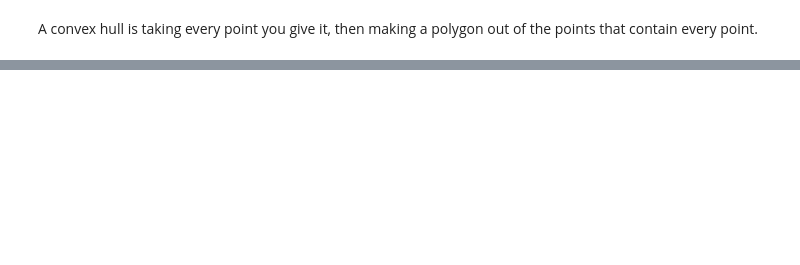
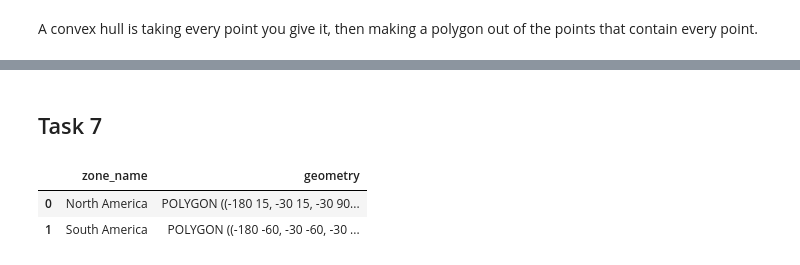
Before and after one commit to russellcha1/Geospatial-Assignment, a Jupyter notebook: Geospatial-assignment.ipynb, the cells around one changed output, grey strips where cells are left out. Cells and saved outputs as stored; diff of their text form; code cells hidden in the pictures; blank space fills up the shorter version.

```diff
--- a/Geospatial-assignment.ipynb
+++ b/Geospatial-assignment.ipynb
@@ -148,0 +184,21 @@ A convex hull is taking every point you give it, then making a polygon out of th
+# %% [markdown]
+## Task 7
+# %%
+boundary_lat = 15
+
+north_wkt = f"POLYGON((-180 {boundary_lat}, -30 {boundary_lat}, -30 90, -180 {boundary_lat}))"
+south_wkt = f"POLYGON((-180 -60, -30 -60, -30 {boundary_lat}, -180 {boundary_lat}, -180 -60))"
+
+north_zone = gpd.GeoSeries.from_wkt([north_wkt])
+south_zone = gpd.GeoSeries.from_wkt([south_wkt])
+
+zones_gdf = gpd.GeoDataFrame({
+    "zone_name": ["North America", "South America"],
+    "geometry": [north_zone[0], south_zone[0]]
+})
+
+zones_gdf
+# %% [output]
+|  | zone_name | geometry |
+| 0 | North America | POLYGON ((-180 15, -30 15, -30 90... |
+| 1 | South America | POLYGON ((-180 -60, -30 -60, -30 ... |
```
Also changed, not shown: parts of 20 cells of this notebook.
